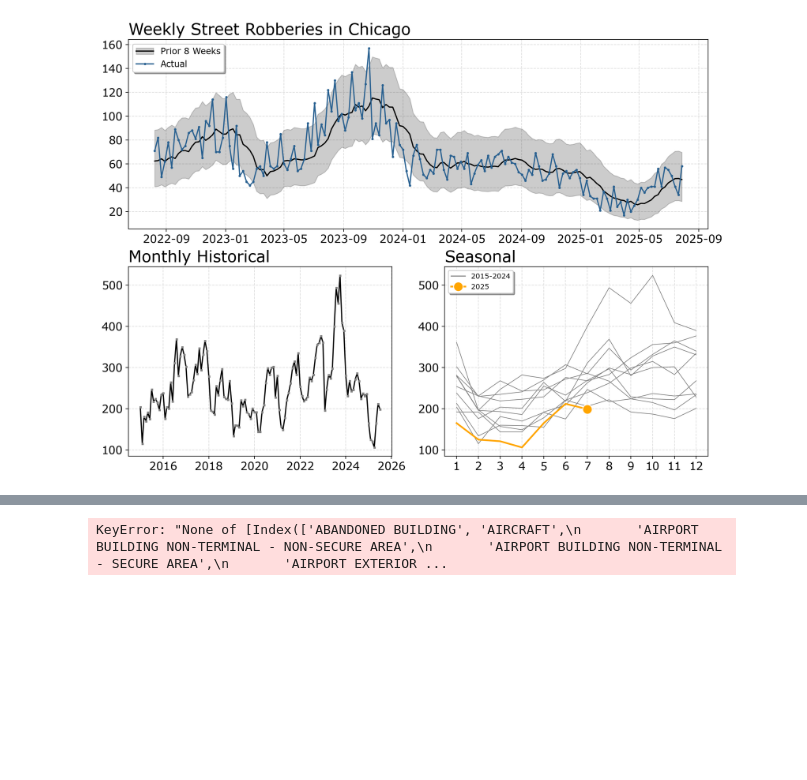
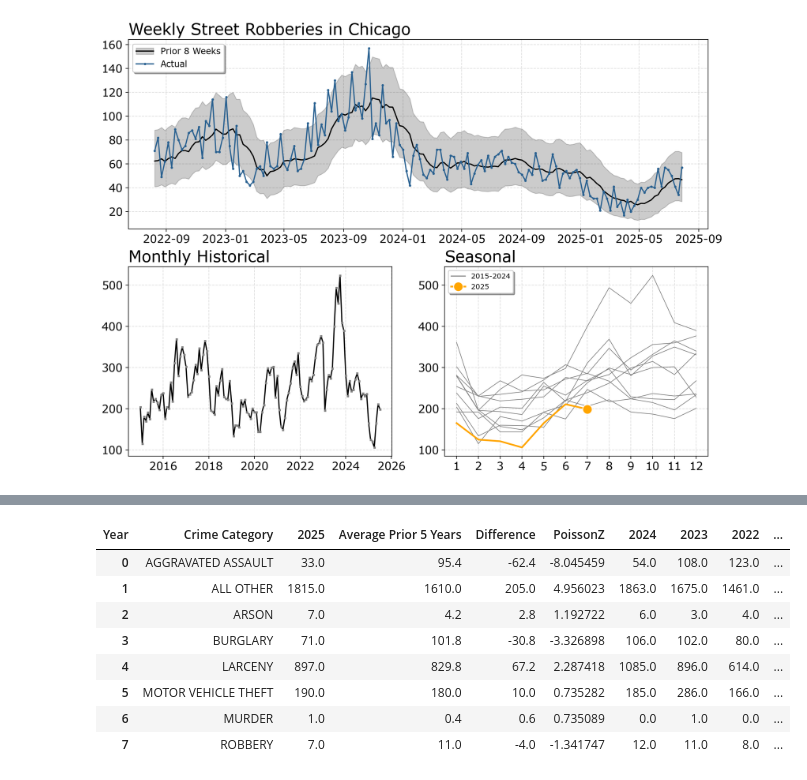
Before and after one commit to apwheele/crimepy, a Jupyter notebook: notebooks/TimeSeriesCharts.ipynb, the cells around one changed output, grey strips where cells are left out. Cells and saved outputs as stored; diff of their text form; code cells hidden in the pictures; blank space fills up the shorter version.

```diff
--- a/notebooks/TimeSeriesCharts.ipynb
+++ b/notebooks/TimeSeriesCharts.ipynb
@@ -106,8 +105,16 @@ ytd_py
 # %%
 # And you can do multiple years if you want
-ytd_multiple = time.ytd_stats(res_rob,'ReportDate',lf,5)
+ytd_multiple, last_date = time.ytd_stats(cary_df,'ReportDate','Crime Category',prior_years=5)
 ytd_multiple
 # %% [output]
-KeyError: "None of [Index(['ABANDONED BUILDING', 'AIRCRAFT',\n       'AIRPORT BUILDING NON-TERMINAL - NON-SECURE AREA',\n       'AIRPORT BUILDING NON-TERMINAL - SECURE AREA',\n       'AIRPORT EXTERIOR ...
+| Year | Crime Category | 2025 | Average Prior 5 Years | Difference | PoissonZ | 2024 | 2023 | 2022 | ... |
+| 0 | AGGRAVATED ASSAULT | 33.0 | 95.4 | -62.4 | -8.045459 | 54.0 | 108.0 | 123.0 | ... |
+| 1 | ALL OTHER | 1815.0 | 1610.0 | 205.0 | 4.956023 | 1863.0 | 1675.0 | 1461.0 | ... |
+| 2 | ARSON | 7.0 | 4.2 | 2.8 | 1.192722 | 6.0 | 3.0 | 4.0 | ... |
+| 3 | BURGLARY | 71.0 | 101.8 | -30.8 | -3.326898 | 106.0 | 102.0 | 80.0 | ... |
+| 4 | LARCENY | 897.0 | 829.8 | 67.2 | 2.287418 | 1085.0 | 896.0 | 614.0 | ... |
+| 5 | MOTOR VEHICLE THEFT | 190.0 | 180.0 | 10.0 | 0.735282 | 185.0 | 286.0 | 166.0 | ... |
+| 6 | MURDER | 1.0 | 0.4 | 0.6 | 0.735089 | 0.0 | 1.0 | 0.0 | ... |
+| 7 | ROBBERY | 7.0 | 11.0 | -4.0 | -1.341747 | 12.0 | 11.0 | 8.0 | ... |
 # %%
 # Or just still do the prior year, but get the additional columns
```
Also changed, not shown: parts of 2 cells of this notebook, 4 other files.
